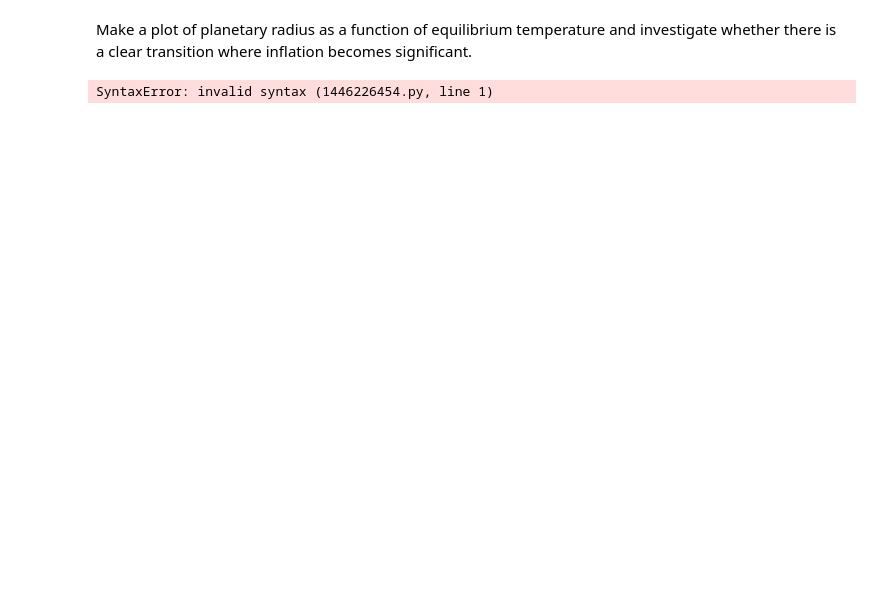
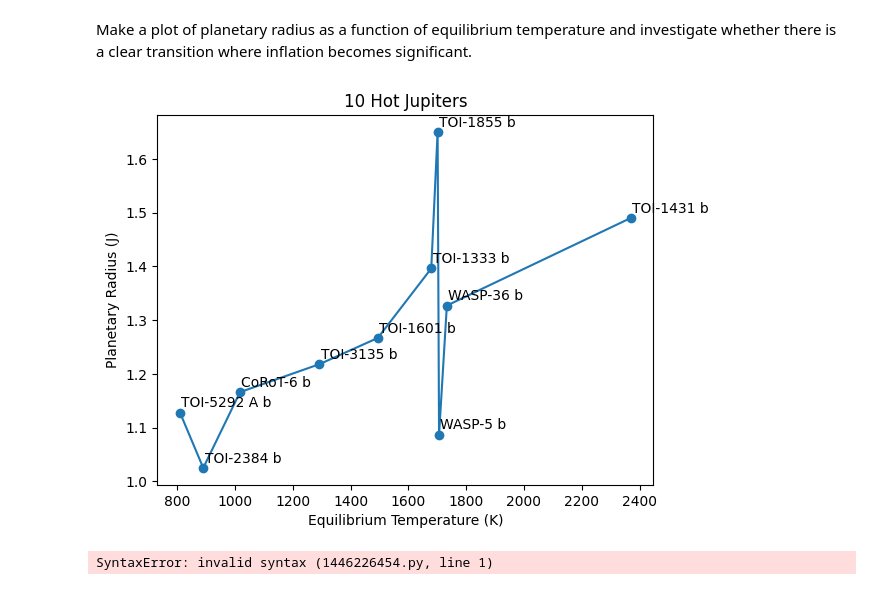
Before and after one commit to Macauley-Jones/PHYS2116_Comp_Assignment, a Jupyter notebook: Computational Assignment.ipynb, the cells around one changed output. Drawn from its saved outputs; the diff is of its cells as text; code cells hidden in the pictures; blank space fills up the shorter version.

```diff
--- a/Computational Assignment.ipynb
+++ b/Computational Assignment.ipynb
@@ -91,17 +27,15 @@ planets = [
 # %%
-combined = sorted(
-    [(p["Equilibrium Temperature (°K)"],
-      p["Planetary Radius (J)"],
-      p["name"]) for p in planets]
-)
+combined = list(zip(temps, radii, names))
+combined.sort()
 
-eqt_110_sorted, rad_110_sorted, name_110_sorted = zip(*combined)
+temps_sorted, radii_sorted, names_sorted = zip(*combined)
 # %%
 def plot1(eqt, rad, names):
     plt.plot(eqt, rad, "-o")
 
     for x, y, name in zip(eqt, rad, names):
-        plt.annotate(name, (x, y), textcoords="offset points", xytext=(5,5))
+        # plt.annotate(name, (x, y), textcoords="offset points", xytext=(5,5))
+        plt.text(x + 5, y + 0.01, name)
 
     plt.xlabel("Equilibrium Temperature (K)")
     plt.ylabel("Planetary Radius (J)")
@@ -109,7 +43,9 @@ def plot1(eqt, rad, names):
 
     plt.show()
 # %%
-# plot1(eqt_110_sorted, rad_110_sorted, name_110_sorted)
+plot1(temps_sorted, radii_sorted, names_sorted)
+# %% [output]
+[figure, added]
 # %%
 import C:\Users\macau\OneDrive\Documents\UNSW\2nd Year\PHYS2116\Comp Assignment\PSCompPars_2026.csv as pscp
 
```
Also changed, not shown: parts of 1 cell of this notebook, 1 other file.
